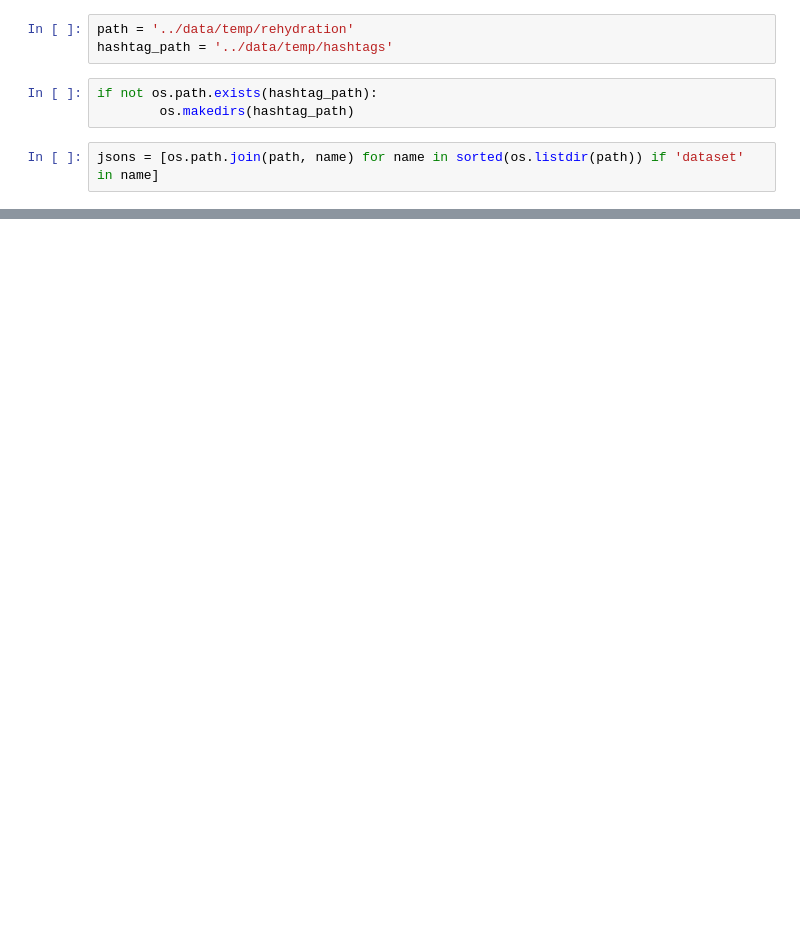
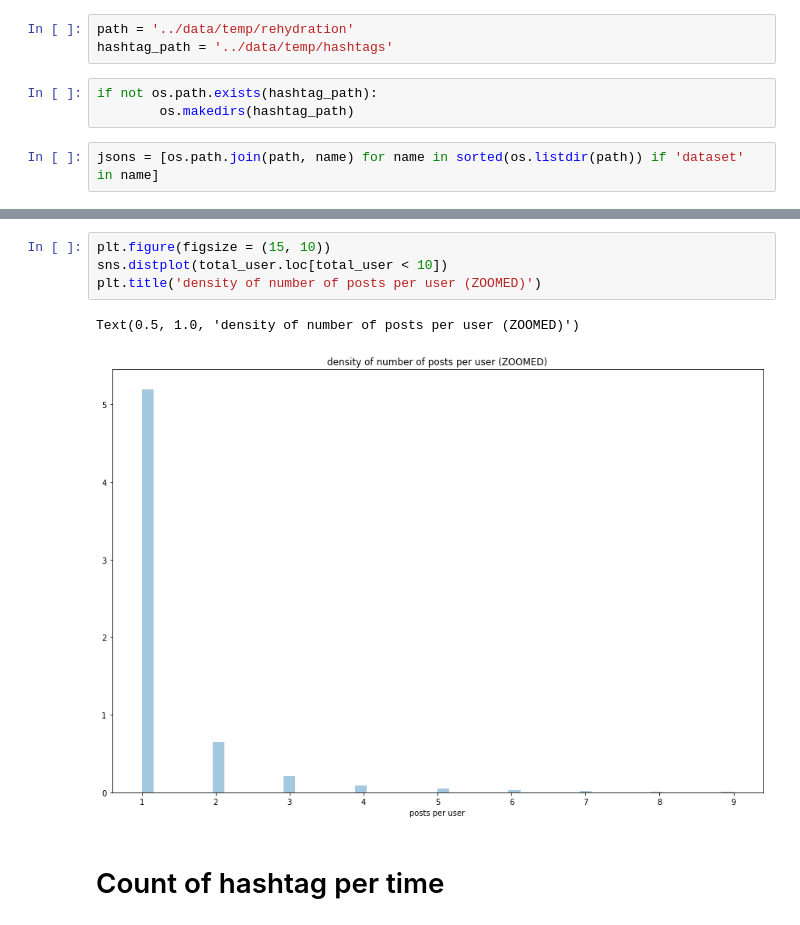
Before and after one commit to ShutongLi/dsc180_COVID_misinformation, a Jupyter notebook: notebooks/hashtag presentation.ipynb, the cells around one changed output, grey strips where cells are left out. Cells and saved outputs as stored; diff of their text form; blank space fills up the shorter version.

```diff
--- a/notebooks/hashtag presentation.ipynb
+++ b/notebooks/hashtag presentation.ipynb
@@ -53,0 +165,9 @@ Length: 1749, dtype: int64
+# %%
+plt.figure(figsize = (15, 10))
+sns.distplot(total_user.loc[total_user < 10])
+plt.title('density of number of posts per user (ZOOMED)')
+# %% [output]
+Text(0.5, 1.0, 'density of number of posts per user (ZOOMED)')
+[figure, added]
+# %% [markdown]
+# Count of hashtag per time
```
Also changed, not shown: parts of 33 cells of this notebook, 4 other files.
